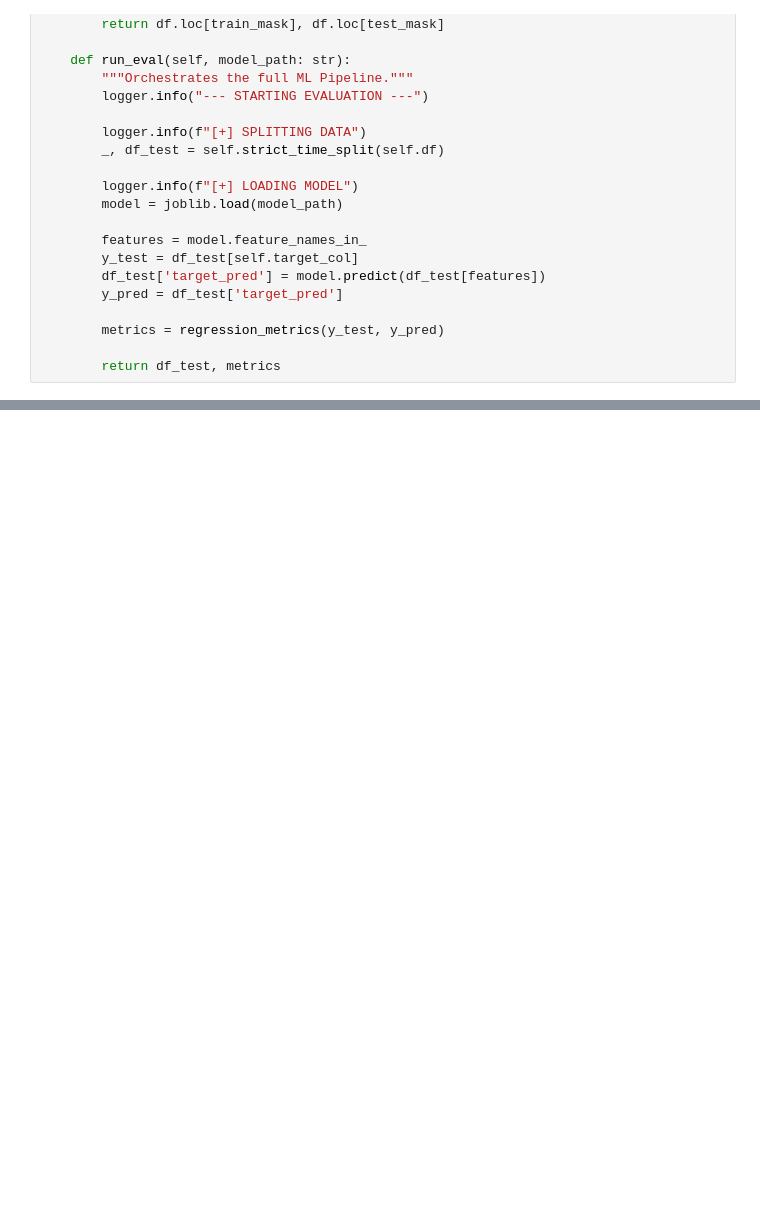
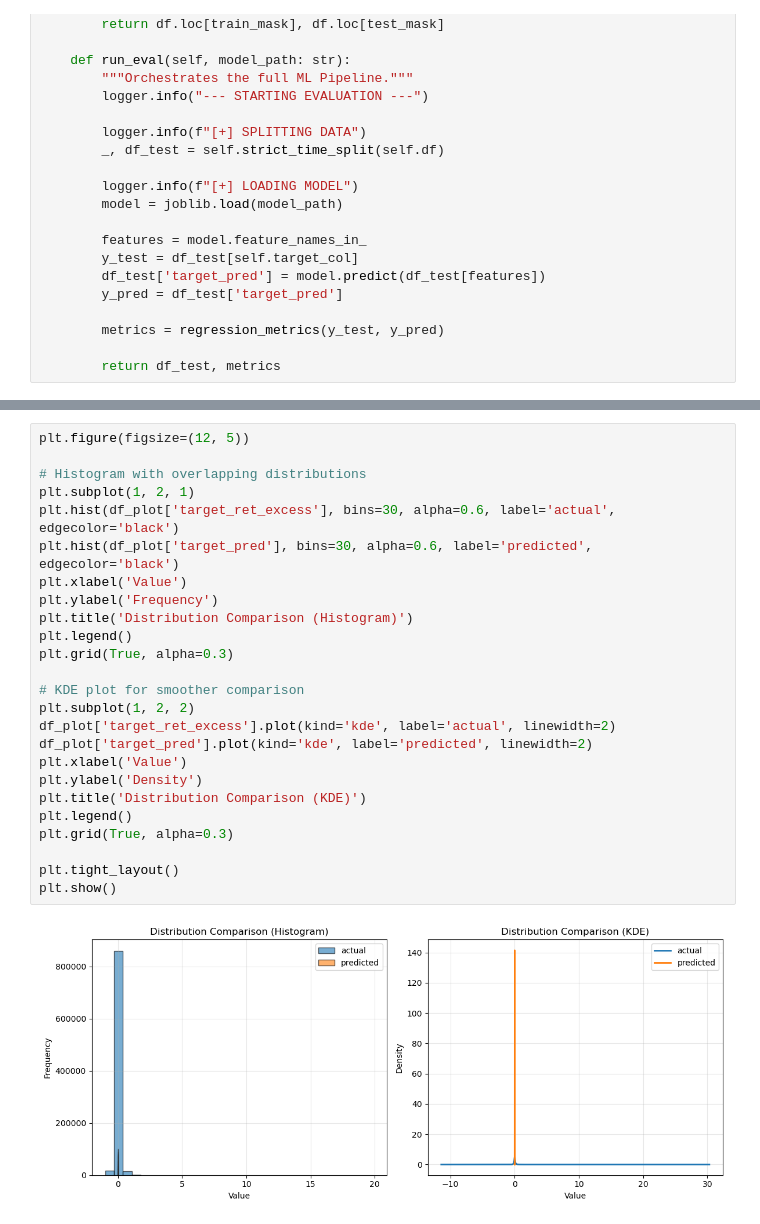
Before and after one commit to Racoo203/conditional_asset_pricing, a Jupyter notebook: notebooks/PC_Baseline_Test.ipynb, the cells around one changed output, grey strips where cells are left out. Saved outputs shown, nothing was run; the diff lists cells and outputs as text; blank space fills up the shorter version.

```diff
--- a/notebooks/PC_Baseline_Test.ipynb
+++ b/notebooks/PC_Baseline_Test.ipynb
@@ -215,0 +166,27 @@ See the caveats in the documentation: https://pandas.pydata.org/pandas-docs/stab
+# %%
+plt.figure(figsize=(12, 5))
+
+# Histogram with overlapping distributions
+plt.subplot(1, 2, 1)
+plt.hist(df_plot['target_ret_excess'], bins=30, alpha=0.6, label='actual', edgecolor='black')
+plt.hist(df_plot['target_pred'], bins=30, alpha=0.6, label='predicted', edgecolor='black')
+plt.xlabel('Value')
+plt.ylabel('Frequency')
+plt.title('Distribution Comparison (Histogram)')
+plt.legend()
+plt.grid(True, alpha=0.3)
+
+# KDE plot for smoother comparison
+plt.subplot(1, 2, 2)
+df_plot['target_ret_excess'].plot(kind='kde', label='actual', linewidth=2)
+df_plot['target_pred'].plot(kind='kde', label='predicted', linewidth=2)
+plt.xlabel('Value')
+plt.ylabel('Density')
+plt.title('Distribution Comparison (KDE)')
+plt.legend()
+plt.grid(True, alpha=0.3)
+
+plt.tight_layout()
+plt.show()
+# %% [output]
+[figure, added]
```
Also changed, not shown: parts of 8 cells of this notebook, 47 other files.
